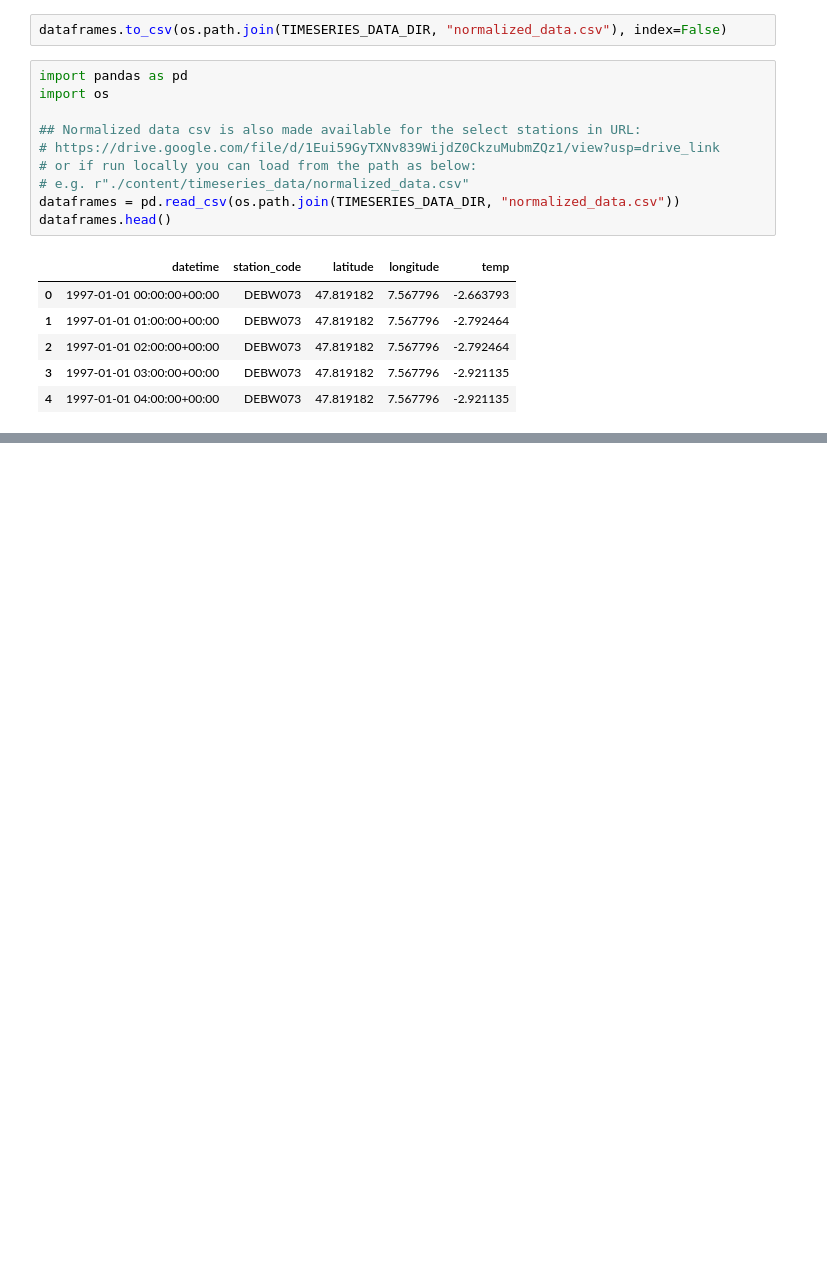
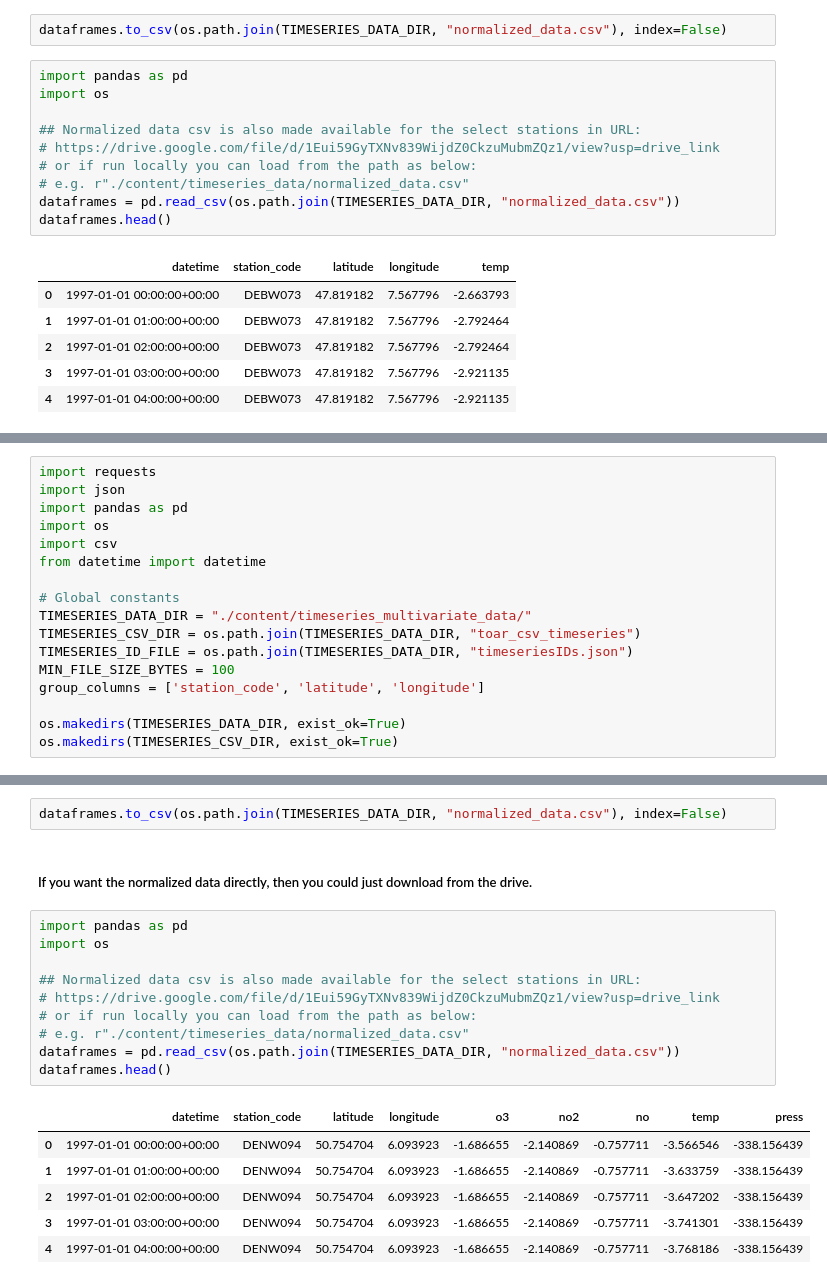
Before and after one commit to pvw98/homework1, a Jupyter notebook: time_series_forecasting/1_Download_Preprocess_data.ipynb, the cells around one changed output, grey strips where cells are left out. Drawn from its saved outputs; the diff is of its cells as text; blank space fills up the shorter version.

```diff
--- a/time_series_forecasting/1_Download_Preprocess_data.ipynb
+++ b/time_series_forecasting/1_Download_Preprocess_data.ipynb
@@ -449,0 +453,17 @@ dataframes.head()
+# %%
+import requests
+import json
+import pandas as pd
+import os
+import csv
+from datetime import datetime
+
+# Global constants
+TIMESERIES_DATA_DIR = "./content/timeseries_multivariate_data/"
+TIMESERIES_CSV_DIR = os.path.join(TIMESERIES_DATA_DIR, "toar_csv_timeseries")
+TIMESERIES_ID_FILE = os.path.join(TIMESERIES_DATA_DIR, "timeseriesIDs.json")
+MIN_FILE_SIZE_BYTES = 100
+group_columns = ['station_code', 'latitude', 'longitude']
+
+os.makedirs(TIMESERIES_DATA_DIR, exist_ok=True)
+os.makedirs(TIMESERIES_CSV_DIR, exist_ok=True)
@@ -449,0 +668,21 @@ dataframes.head()
+# %%
+dataframes.to_csv(os.path.join(TIMESERIES_DATA_DIR, "normalized_data.csv"), index=False)
+# %% [markdown]
+##### If you want the normalized data directly, then you could just download from the drive.
+# %%
+import pandas as pd
+import os
+
+## Normalized data csv is also made available for the select stations in URL:
+# https://drive.google.com/file/d/1Eui59GyTXNv839WijdZ0CkzuMubmZQz1/view?usp=drive_link
+# or if run locally you can load from the path as below:
+# e.g. r"./content/timeseries_data/normalized_data.csv"
+dataframes = pd.read_csv(os.path.join(TIMESERIES_DATA_DIR, "normalized_data.csv"))
+dataframes.head()
+# %% [output]
+|  | datetime | station_code | latitude | longitude | o3 | no2 | no | temp | press |
+| 0 | 1997-01-01 00:00:00+00:00 | DENW094 | 50.754704 | 6.093923 | -1.686655 | -2.140869 | -0.757711 | -3.566546 | -338.156439 |
+| 1 | 1997-01-01 01:00:00+00:00 | DENW094 | 50.754704 | 6.093923 | -1.686655 | -2.140869 | -0.757711 | -3.633759 | -338.156439 |
+| 2 | 1997-01-01 02:00:00+00:00 | DENW094 | 50.754704 | 6.093923 | -1.686655 | -2.140869 | -0.757711 | -3.647202 | -338.156439 |
+| 3 | 1997-01-01 03:00:00+00:00 | DENW094 | 50.754704 | 6.093923 | -1.686655 | -2.140869 | -0.757711 | -3.741301 | -338.156439 |
+| 4 | 1997-01-01 04:00:00+00:00 | DENW094 | 50.754704 | 6.093923 | -1.686655 | -2.140869 | -0.757711 | -3.768186 | -338.156439 |
```
Also changed, not shown: parts of 22 cells of this notebook, 2 other files.
